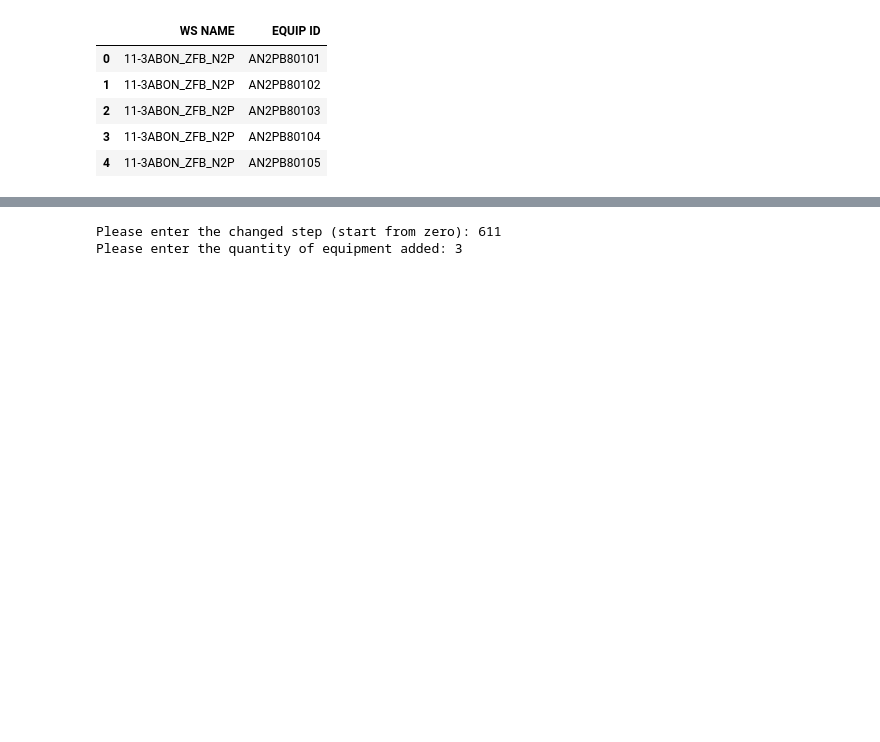
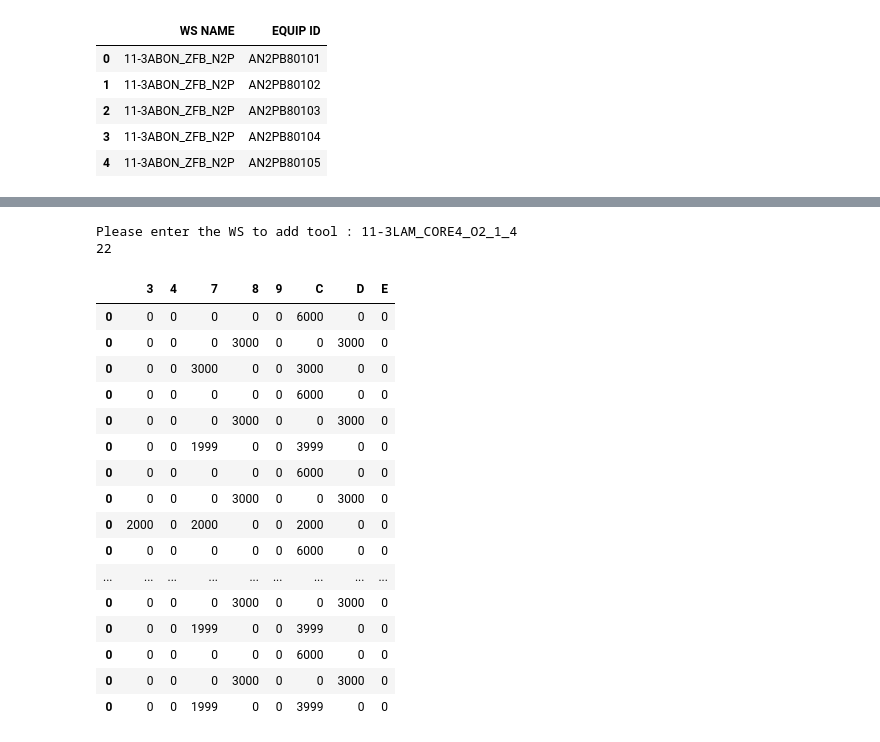
Before and after one commit to blue168sky/python-work, a Jupyter notebook: Add tool.ipynb, the cells around one changed output, grey strips where cells are left out. Saved outputs shown, nothing was run; the diff lists cells and outputs as text; code cells hidden in the pictures; blank space fills up the shorter version.

Commit message:
Add tool

```diff
--- a/Add tool.ipynb
+++ b/Add tool.ipynb
@@ -61,37 +71,61 @@ Please enter the quantity of wafers:600
 # %%
-change_step = input('Please enter the changed step (start from zero): ') #修改機台數的步驟
-add_machine = input('Please enter the quantity of equipment added: ')
+add_WS = input('Please enter the WS to add tool : ') #增加機台的 Workstation
+included_WS = [i for i,x in enumerate(step) if x==add_WS] #重複項索引值
+print(len(included_WS))
+#add_machine = input('Please enter the quantity of equipment added: ')
 #change_data = wafer_in_each_machine.iloc[int(change_step)-1:int(change_step)+2,] #提取該步驟
-change_WS = step[int(change_step)-1:int(change_step)+2] #提取索引
-#print(change_step)
-#print(change_data)
+change_WS = []
+for i in included_WS:
+    _WS_ = step[i-1:i+2] #提取索引
+    change_WS.append(_WS_)
 #print(change_WS)
 # %% [output]
-Please enter the changed step (start from zero): 611
-Please enter the quantity of equipment added: 3
+Please enter the WS to add tool : 11-3LAM_CORE4_O2_1_4
+22
 # %%
 col = ['3','4','7','8','9','C','D','E']
 #print(wafer_in_each_machine)
 wafer_in_each_machine = pd.DataFrame(columns = col)
 machine_num = pd.DataFrame(columns = col)
 for i in change_WS:
-    f1 = WS_EQ[(WS_EQ['WS NAME'] == i) & (WS_EQ['EQUIP ID'].str.get(5) == '3')].shape[0]
-    f2 = WS_EQ[(WS_EQ['WS NAME'] == i) & (WS_EQ['EQUIP ID'].str.get(5) == '4')].shape[0]
-    f3 = WS_EQ[(WS_EQ['WS NAME'] == i) & (WS_EQ['EQUIP ID'].str.get(5) == '7')].shape[0]
-    f4 = WS_EQ[(WS_EQ['WS NAME'] == i) & (WS_EQ['EQUIP ID'].str.get(5) == '8')].shape[0]
-    f5 = WS_EQ[(WS_EQ['WS NAME'] == i) & (WS_EQ['EQUIP ID'].str.get(5) == '9')].shape[0]
-    f6 = WS_EQ[(WS_EQ['WS NAME'] == i) & (WS_EQ['EQUIP ID'].str.get(5) == 'C')].shape[0]
-    f7 = WS_EQ[(WS_EQ['WS NAME'] == i) & (WS_EQ['EQUIP ID'].str.get(5) == 'D')].shape[0]
-    f8 = WS_EQ[(WS_EQ['WS NAME'] == i) & (WS_EQ['EQUIP ID'].str.get(5) == 'E')].shape[0]
-    machine = np.array([f1,f2,f3,f4,f5,f6,f7,f8])
-    machine_D = pd.DataFrame([machine],columns = col)
-    machine_num = machine_num.append(machine_D)
-    for j in range(8):
-        if i in WS_NAME:
-            num = wafer_m[step.index(i)]*machine[j]
-        else:
-            num = 0
-        machine[j] = num
-    machine = pd.DataFrame([machine],columns = col)
-    #print(machine)
-    wafer_in_each_machine = wafer_in_each_machine.append(machine)
+    for j in range(3):
+        f1 = WS_EQ[(WS_EQ['WS NAME'] == i[j]) & (WS_EQ['EQUIP ID'].str.get(5) == '3')].shape[0]
+        f2 = WS_EQ[(WS_EQ['WS NAME'] == i[j]) & (WS_EQ['EQUIP ID'].str.get(5) == '4')].shape[0]
+        f3 = WS_EQ[(WS_EQ['WS NAME'] == i[j]) & (WS_EQ['EQUIP ID'].str.get(5) == '7')].shape[0]
+        f4 = WS_EQ[(WS_EQ['WS NAME'] == i[j]) & (WS_EQ['EQUIP ID'].str.get(5) == '8')].shape[0]
+        f5 = WS_EQ[(WS_EQ['WS NAME'] == i[j]) & (WS_EQ['EQUIP ID'].str.get(5) == '9')].shape[0]
+        f6 = WS_EQ[(WS_EQ['WS NAME'] == i[j]) & (WS_EQ['EQUIP ID'].str.get(5) == 'C')].shape[0]
+        f7 = WS_EQ[(WS_EQ['WS NAME'] == i[j]) & (WS_EQ['EQUIP ID'].str.get(5) == 'D')].shape[0]
+        f8 = WS_EQ[(WS_EQ['WS NAME'] == i[j]) & (WS_EQ['EQUIP ID'].str.get(5) == 'E')].shape[0]
+        machine = np.array([f1,f2,f3,f4,f5,f6,f7,f8])
+        machine_D = pd.DataFrame([machine],columns = col)
+        machine_num = machine_num.append(machine_D)
+
+        for k in range(8):
+            if i[j] in WS_NAME:
+                num = wafer_m[step.index(i[j])]*machine[k]
+            else:
+                num = 0
+            machine[k] = num
+        machine = pd.DataFrame([machine],columns = col)
+        #print(machine)
+        wafer_in_each_machine = wafer_in_each_machine.append(machine)
+#wafer_in_each_machine.head()
+# %% [output]
+|  | 3 | 4 | 7 | 8 | 9 | C | D | E |
+| 0 | 0 | 0 | 0 | 0 | 0 | 6000 | 0 | 0 |
+| 0 | 0 | 0 | 0 | 3000 | 0 | 0 | 3000 | 0 |
+| 0 | 0 | 0 | 3000 | 0 | 0 | 3000 | 0 | 0 |
+| 0 | 0 | 0 | 0 | 0 | 0 | 6000 | 0 | 0 |
+| 0 | 0 | 0 | 0 | 3000 | 0 | 0 | 3000 | 0 |
+| 0 | 0 | 0 | 1999 | 0 | 0 | 3999 | 0 | 0 |
+| 0 | 0 | 0 | 0 | 0 | 0 | 6000 | 0 | 0 |
+| 0 | 0 | 0 | 0 | 3000 | 0 | 0 | 3000 | 0 |
+| 0 | 2000 | 0 | 2000 | 0 | 0 | 2000 | 0 | 0 |
+| 0 | 0 | 0 | 0 | 0 | 0 | 6000 | 0 | 0 |
+| ... | ... | ... | ... | ... | ... | ... | ... | ... |
+| 0 | 0 | 0 | 0 | 3000 | 0 | 0 | 3000 | 0 |
+| 0 | 0 | 0 | 1999 | 0 | 0 | 3999 | 0 | 0 |
+| 0 | 0 | 0 | 0 | 0 | 0 | 6000 | 0 | 0 |
+| 0 | 0 | 0 | 0 | 3000 | 0 | 0 | 3000 | 0 |
+| 0 | 0 | 0 | 1999 | 0 | 0 | 3999 | 0 | 0 |
```
Also changed, not shown: parts of 7 cells of this notebook.
